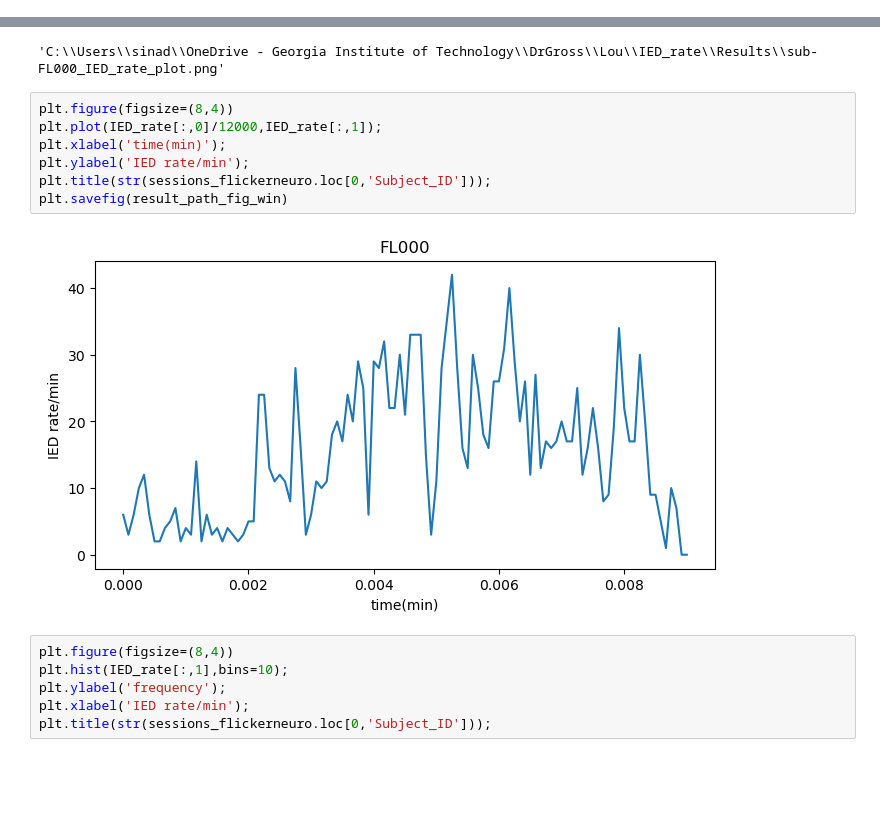
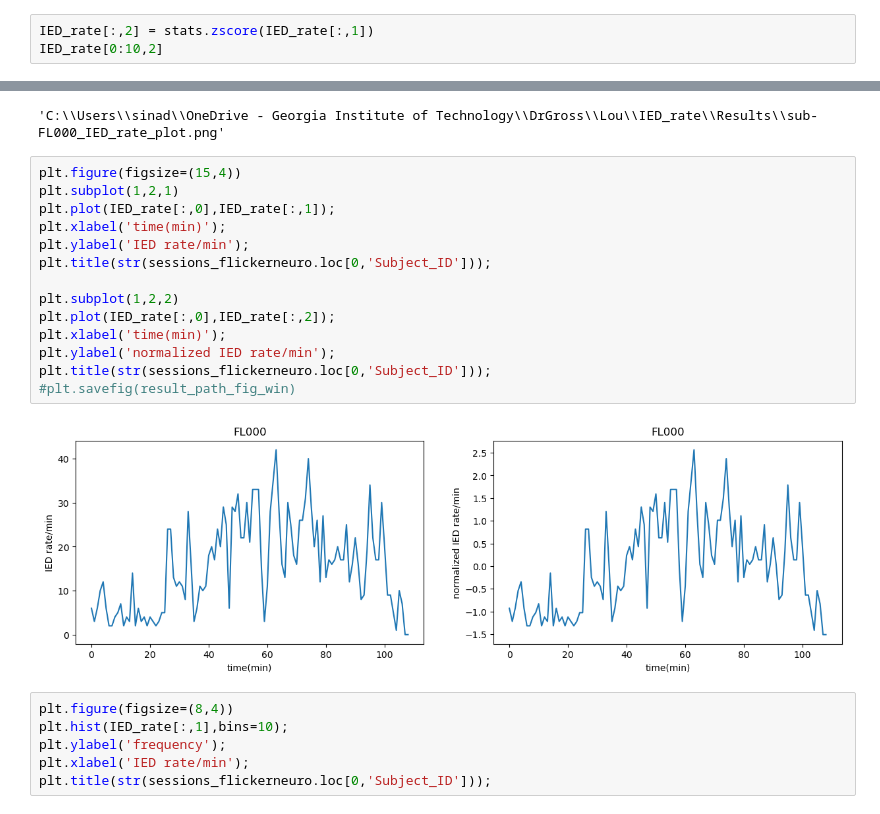
Before and after one commit to Simurgh818/IED_distributions, a Jupyter notebook: IED_distributions.ipynb, the cells around one changed output, grey strips where cells are left out. Saved outputs shown, nothing was run; the diff lists cells and outputs as text; blank space fills up the shorter version.

```diff
--- a/IED_distributions.ipynb
+++ b/IED_distributions.ipynb
@@ -441,0 +445,3 @@ array([8.33333333e-05, 1.00008333e+00, 2.00008333e+00, 3.00008333e+00,
+# %%
+IED_rate[:,2] = stats.zscore(IED_rate[:,1])
+IED_rate[0:10,2]
@@ -464,14 +473,21 @@ result_path_fig_win
 # %% [output]
 'C:\\Users\\sinad\\OneDrive - Georgia Institute of Technology\\DrGross\\Lou\\IED_rate\\Results\\sub-FL000_IED_rate_plot.png'
 # %%
-plt.figure(figsize=(8,4))
-plt.plot(IED_rate[:,0]/12000,IED_rate[:,1]);
+plt.figure(figsize=(15,4))
+plt.subplot(1,2,1)
+plt.plot(IED_rate[:,0],IED_rate[:,1]);
 plt.xlabel('time(min)');
 plt.ylabel('IED rate/min');
 plt.title(str(sessions_flickerneuro.loc[0,'Subject_ID']));
-plt.savefig(result_path_fig_win)
+
+plt.subplot(1,2,2)
+plt.plot(IED_rate[:,0],IED_rate[:,2]);
+plt.xlabel('time(min)');
+plt.ylabel('normalized IED rate/min');
+plt.title(str(sessions_flickerneuro.loc[0,'Subject_ID']));
+#plt.savefig(result_path_fig_win)
 # %% [output]
-[figure, old version]
+[figure, new version]
 # %%
 plt.figure(figsize=(8,4))
 plt.hist(IED_rate[:,1],bins=10);
```
Also changed, not shown: parts of 5 cells of this notebook.
